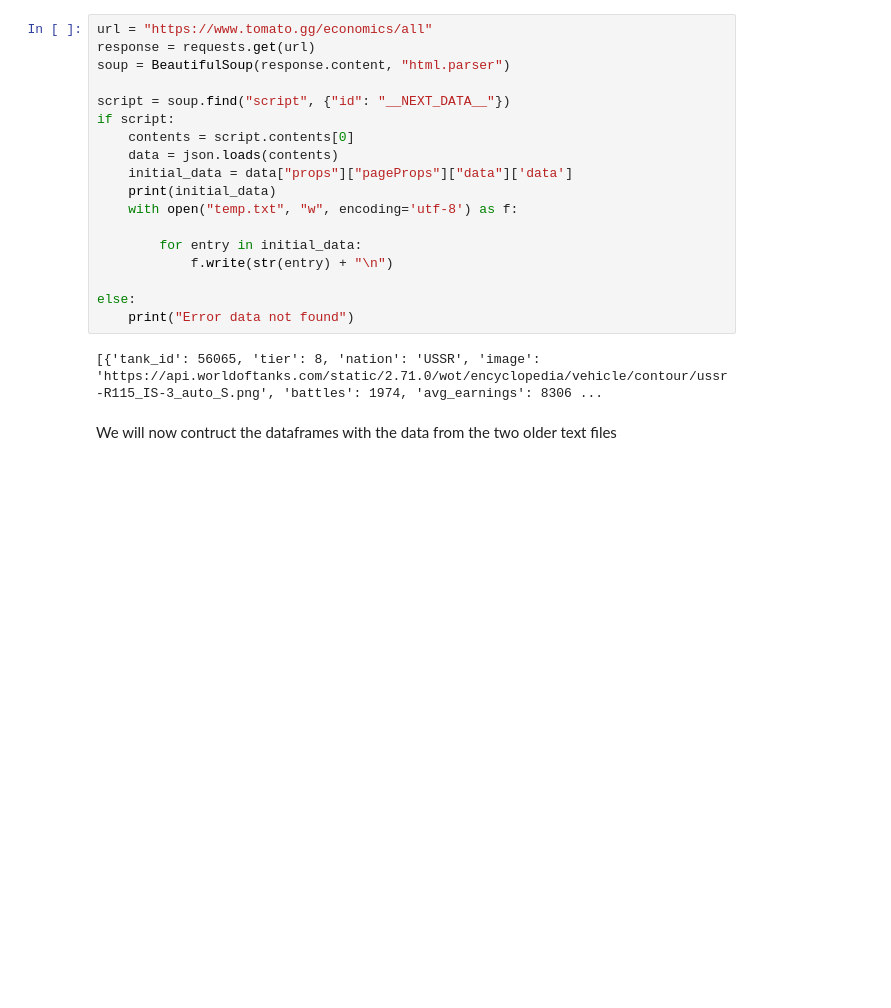
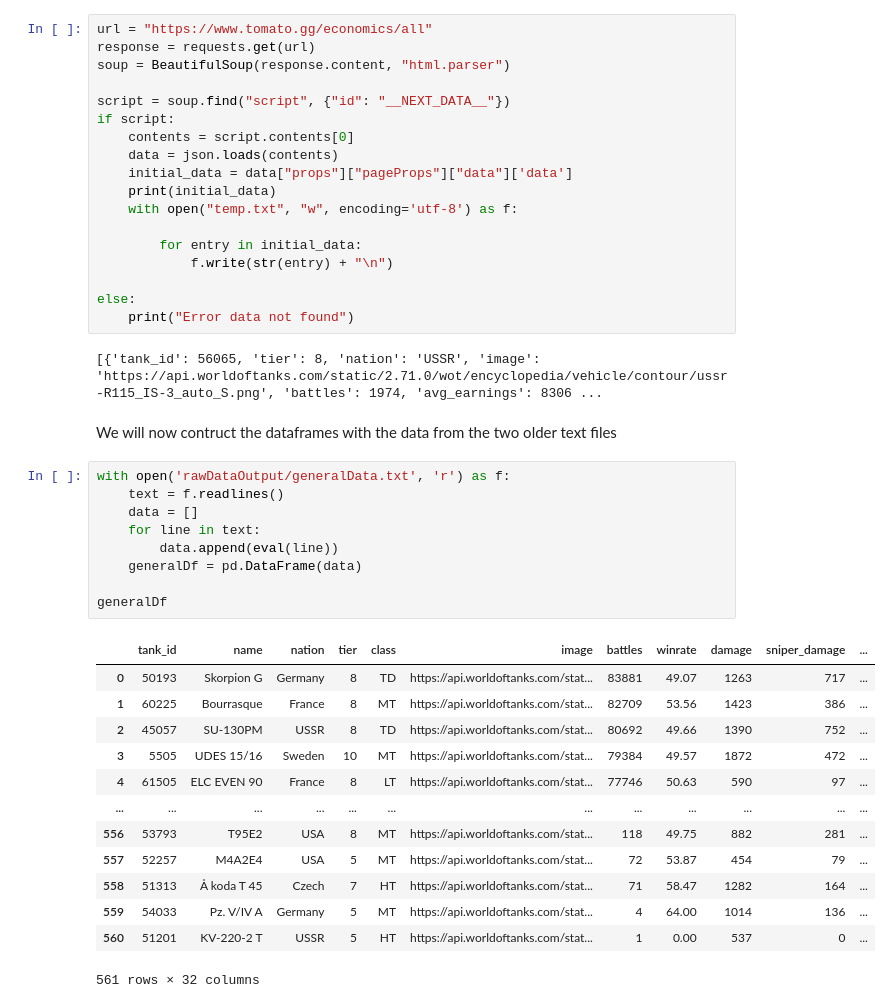
Before and after one commit to jeffreyLyngdoh/Final-Tutorial-World-of-Tank-deep-dive, a Jupyter notebook: final.ipynb, the cells around one changed output. Drawn from its saved outputs; the diff is of its cells as text; blank space fills up the shorter version.

```diff
--- a/final.ipynb
+++ b/final.ipynb
@@ -70,3 +70,26 @@ else:
 [{'tank_id': 56065, 'tier': 8, 'nation': 'USSR', 'image': 'https://api.worldoftanks.com/static/2.71.0/wot/encyclopedia/vehicle/contour/ussr-R115_IS-3_auto_S.png', 'battles': 1974, 'avg_earnings': 8306 ...
 # %% [markdown]
 We will now contruct the dataframes with the data from the two older text files
+# %%
+with open('rawDataOutput/generalData.txt', 'r') as f:
+    text = f.readlines()
+    data = []
+    for line in text:
+        data.append(eval(line))
+    generalDf = pd.DataFrame(data)
+
+generalDf
+# %% [output]
+|  | tank_id | name | nation | tier | class | image | battles | winrate | damage | sniper_damage | ... |
+| 0 | 50193 | Skorpion G | Germany | 8 | TD | https://api.worldoftanks.com/stat... | 83881 | 49.07 | 1263 | 717 | ... |
+| 1 | 60225 | Bourrasque | France | 8 | MT | https://api.worldoftanks.com/stat... | 82709 | 53.56 | 1423 | 386 | ... |
+| 2 | 45057 | SU-130PM | USSR | 8 | TD | https://api.worldoftanks.com/stat... | 80692 | 49.66 | 1390 | 752 | ... |
+| 3 | 5505 | UDES 15/16 | Sweden | 10 | MT | https://api.worldoftanks.com/stat... | 79384 | 49.57 | 1872 | 472 | ... |
+| 4 | 61505 | ELC EVEN 90 | France | 8 | LT | https://api.worldoftanks.com/stat... | 77746 | 50.63 | 590 | 97 | ... |
+| ... | ... | ... | ... | ... | ... | ... | ... | ... | ... | ... | ... |
+| 556 | 53793 | T95E2 | USA | 8 | MT | https://api.worldoftanks.com/stat... | 118 | 49.75 | 882 | 281 | ... |
+| 557 | 52257 | M4A2E4 | USA | 5 | MT | https://api.worldoftanks.com/stat... | 72 | 53.87 | 454 | 79 | ... |
+| 558 | 51313 | Å koda T 45 | Czech | 7 | HT | https://api.worldoftanks.com/stat... | 71 | 58.47 | 1282 | 164 | ... |
+| 559 | 54033 | Pz. V/IV A | Germany | 5 | MT | https://api.worldoftanks.com/stat... | 4 | 64.00 | 1014 | 136 | ... |
+| 560 | 51201 | KV-220-2 T | USSR | 5 | HT | https://api.worldoftanks.com/stat... | 1 | 0.00 | 537 | 0 | ... |
+561 rows × 32 columns
```
Also changed, not shown: parts of 3 cells of this notebook.
